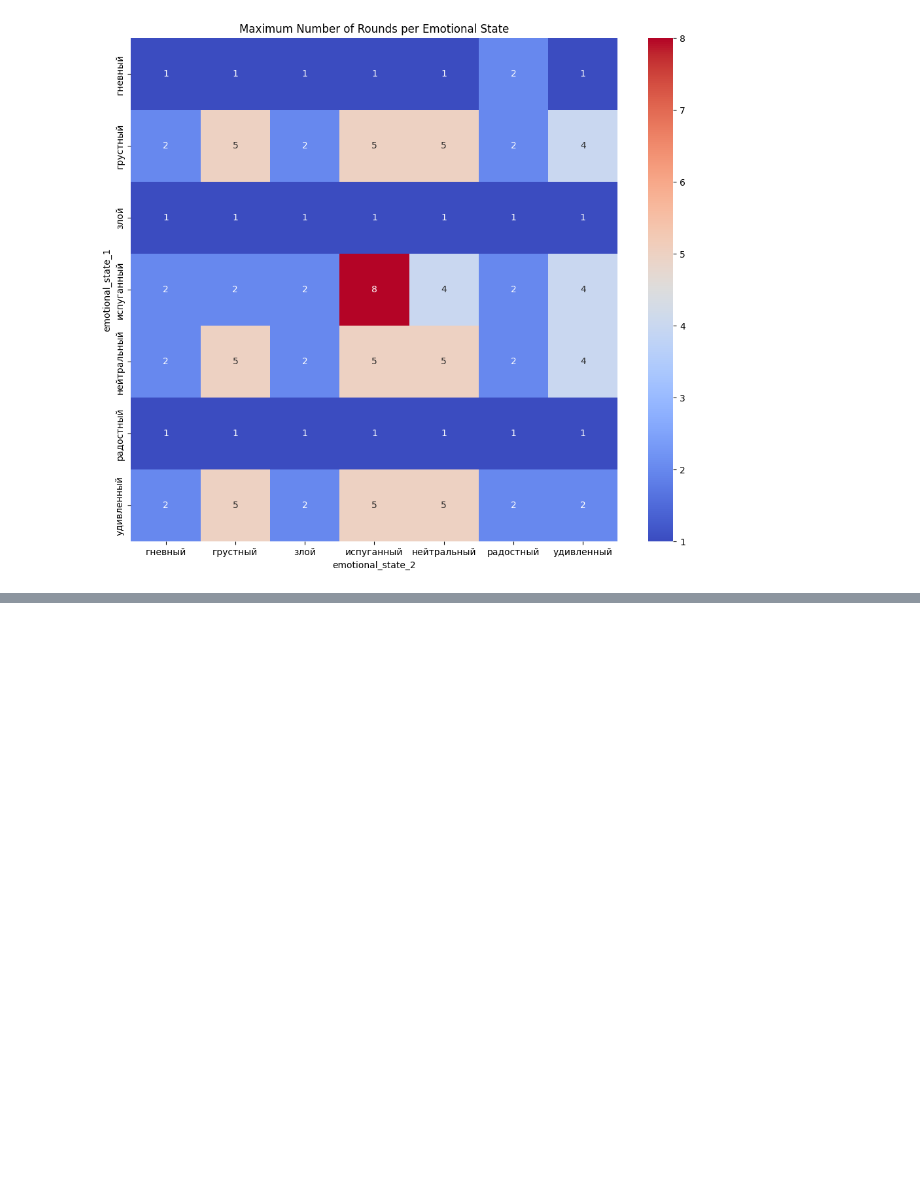
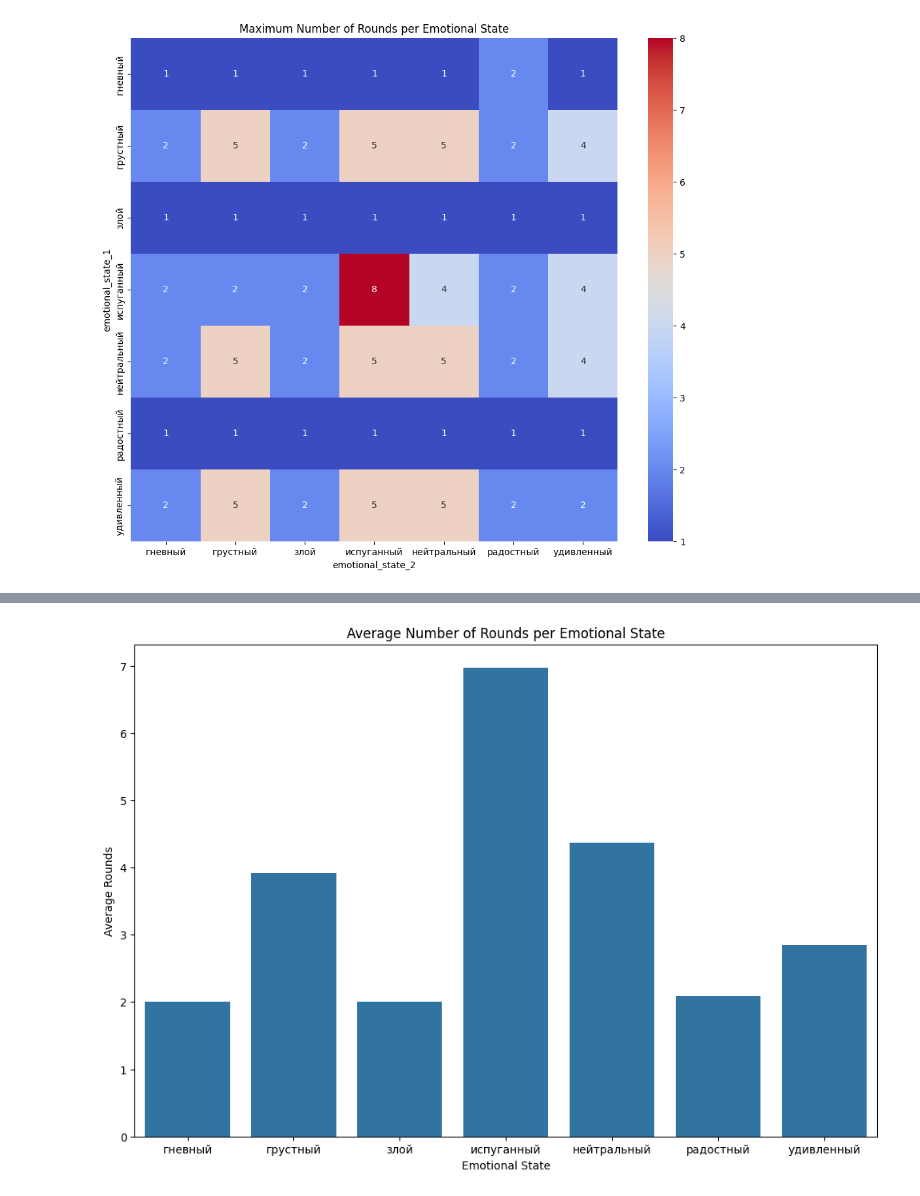
Before and after one commit to iLoveRamona/Emotional_LLM, a Jupyter notebook: Results_Analysis.ipynb, the cells around one changed output, grey strips where cells are left out. Saved outputs shown, nothing was run; the diff lists cells and outputs as text; code cells hidden in the pictures; blank space fills up the shorter version.

```diff
--- a/Results_Analysis.ipynb
+++ b/Results_Analysis.ipynb
@@ -255,0 +271,12 @@ plt.show()
+# %%
+avg_rounds_per_emotional_state = df.groupby(['game', 'emotional_state'])['round'].max().reset_index().groupby(['emotional_state'])['round'].mean().reset_index()
+avg_rounds_per_emotional_state.columns = ['emotional_state', 'avg_round']
+
+plt.figure(figsize=(12, 8))
+sns.barplot(data=avg_rounds_per_emotional_state, x='emotional_state', y='avg_round')
+plt.title('Average Number of Rounds per Emotional State')
+plt.xlabel('Emotional State')
+plt.ylabel('Average Rounds')
+plt.show()
+# %% [output]
+[figure, added]
```
Also changed, not shown: parts of 22 cells of this notebook, 3 other files.
